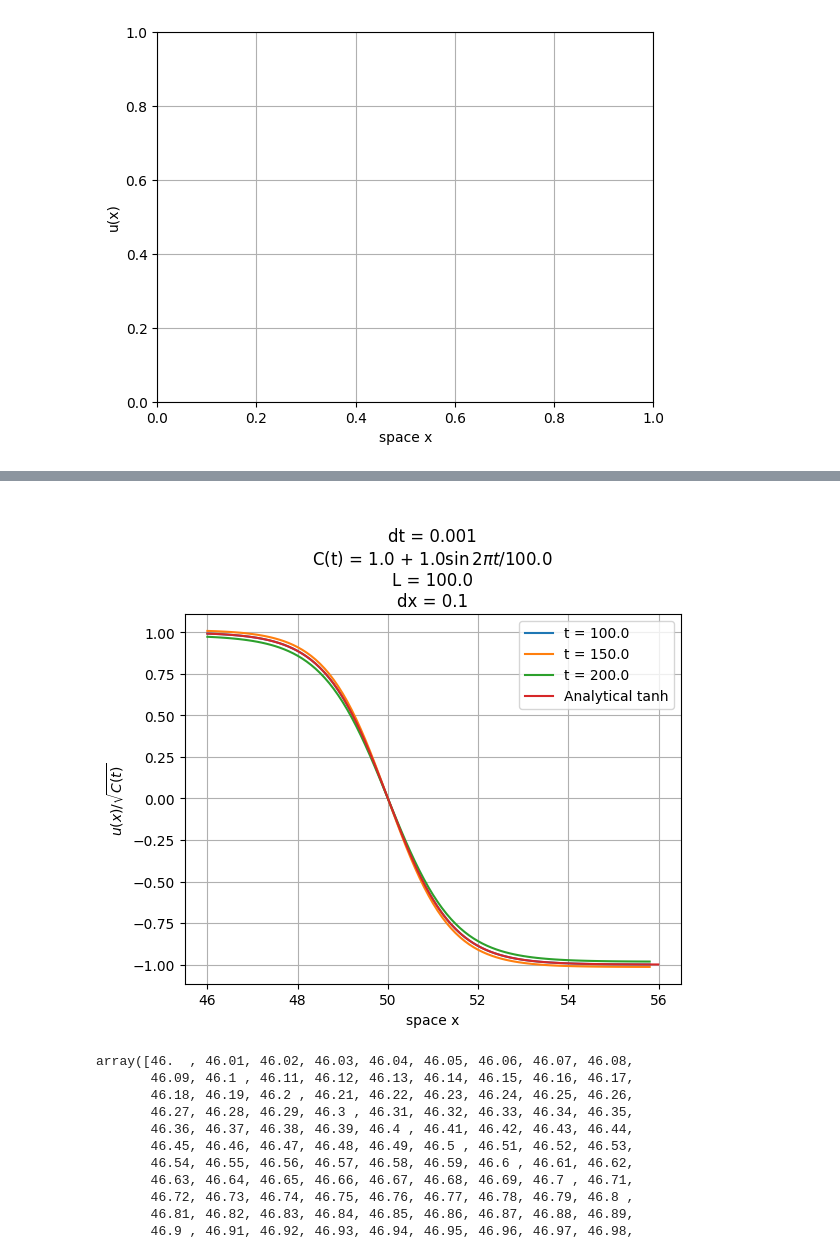
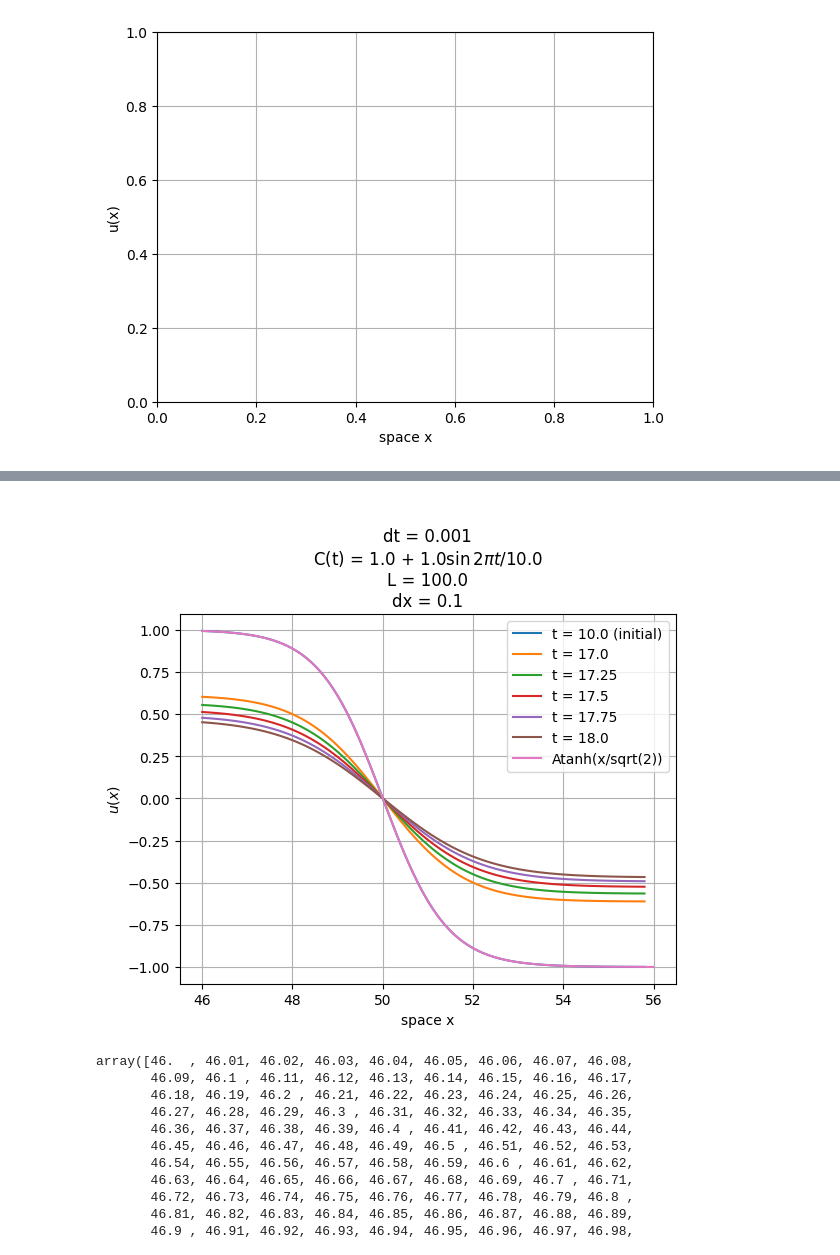
Before and after one commit to suanno/stage2, a Jupyter notebook: codes_tdgl/1D/plot/rapid multiplot.ipynb, the cells around one changed output, grey strips where cells are left out. Saved outputs shown, nothing was run; the diff lists cells and outputs as text; code cells hidden in the pictures.

Commit message:
Measure width and height varying C(t) in time and starting to check if the shape of the ink is still tanh. New plot scripts in /plots to fullfill those requirements

```diff
--- a/codes_tdgl/1D/plot/rapid multiplot.ipynb
+++ b/codes_tdgl/1D/plot/rapid multiplot.ipynb
@@ -6,7 +6,7 @@ import os
 import shutil
 import time
 # %%
-dir_save = "../.saves/" + "two kinks shape changing C T = 100/"
+dir_save = "../.saves/" + "two kinks shape changing C T = 10 Cave = 1 Near C = 0/"
 # %% [markdown]
 # Plot space average of u(t) for all experiments in the folder
 # %%
@@ -129,7 +131,7 @@ for folder in sorted(os.listdir(dir_save), reverse=False):
     if xmax > L or xmax < 0:
         imax = i
     print(imin, imax)
-    ax.plot(x[imin:imax-1], y[imin:imax-1]/np.sqrt(C), label = labell)
+    ax.plot(x[imin:imax-1], y[imin:imax-1], label = labell)
 
 #eps = 0.5
 #plt.ylim(-1-eps,1+eps)
@@ -152,7 +154,7 @@ label = label + "\ndx = " + str(round(dx,3))
 
 ax.set_title(label)
 ax.set_xlabel("space x")
-ax.set_ylabel("$u(x) / \sqrt{C(t)}$")
+ax.set_ylabel("$u(x)$")
 
 
 
@@ -175,18 +182,18 @@ C = 0.9999999999999996
 # %%
 # Plot analytical solution
 Num = 1000
 x = np.arange(0,Num)/Num*(xmax-xmin)+xmin*np.ones(Num)
 y = np.zeros(Num)
 j = 0
 xc = 50 # tanh center
 for xi in x:
     y[j] = -np.tanh((x[j]-xc)/np.sqrt(2))
     j = j + 1
-ax.plot(x,y,label="Analytical tanh")
+ax.plot(x,y,label="Tanh(x/sqrt(2))")
 ax.legend()
 fig
 # %% [output]
-[figure, old version]
+[figure, new version]
 # %%
 x
 # %% [output]
```
Also changed, not shown: parts of 2 cells of this notebook, 36 other files.
